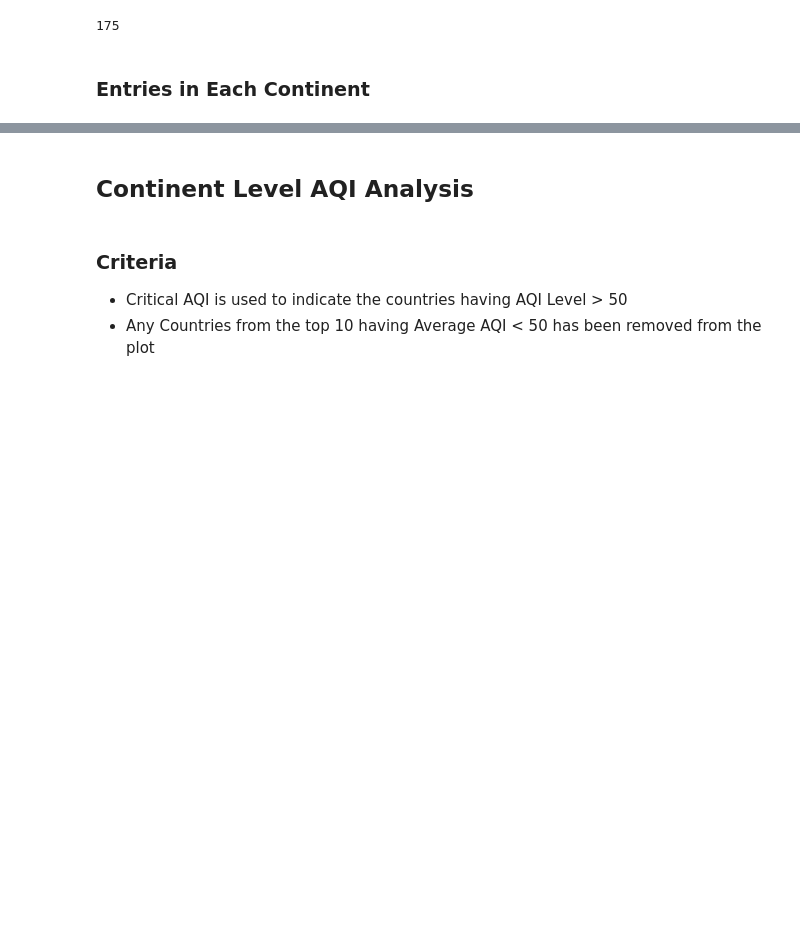
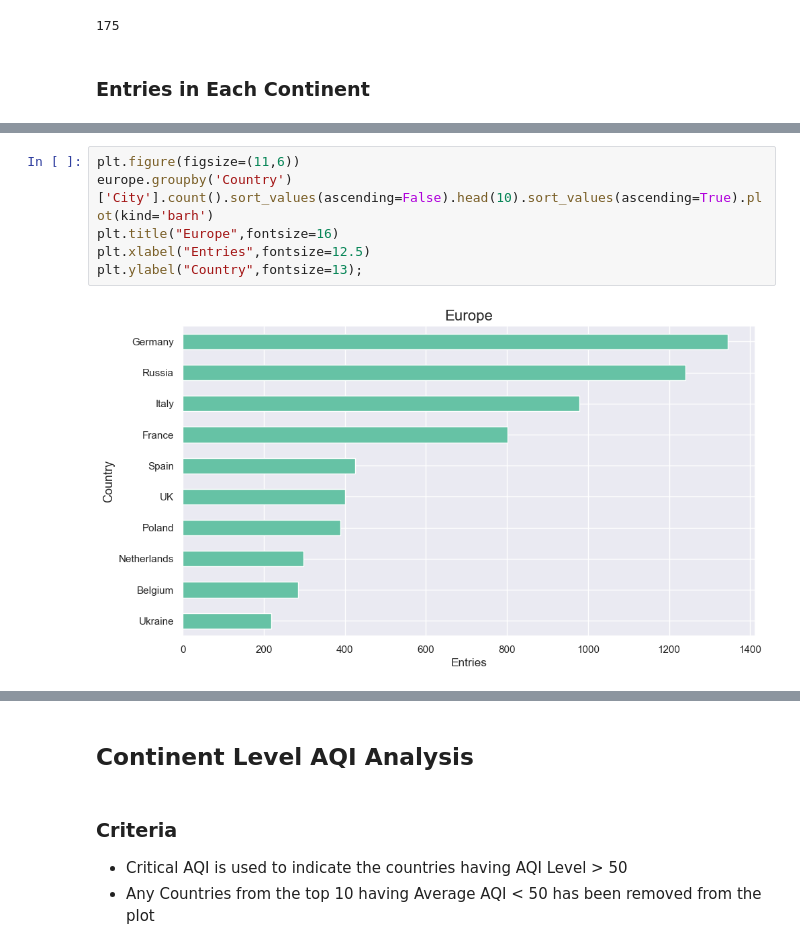
Before and after one commit to BSU04/Global-Air-Quality-Prediction, a Jupyter notebook: gap-eda.ipynb, the cells around one changed output, grey strips where cells are left out. Cells and saved outputs as stored; diff of their text form; blank space fills up the shorter version.

```diff
--- a/gap-eda.ipynb
+++ b/gap-eda.ipynb
@@ -772,0 +758,8 @@ plt.ylabel("Entries");
+# %%
+plt.figure(figsize=(11,6))
+europe.groupby('Country')['City'].count().sort_values(ascending=False).head(10).sort_values(ascending=True).plot(kind='barh')
+plt.title("Europe",fontsize=16)
+plt.xlabel("Entries",fontsize=12.5)
+plt.ylabel("Country",fontsize=13);
+# %% [output]
+[figure, added]
```
Also changed, not shown: parts of 15 cells of this notebook.
